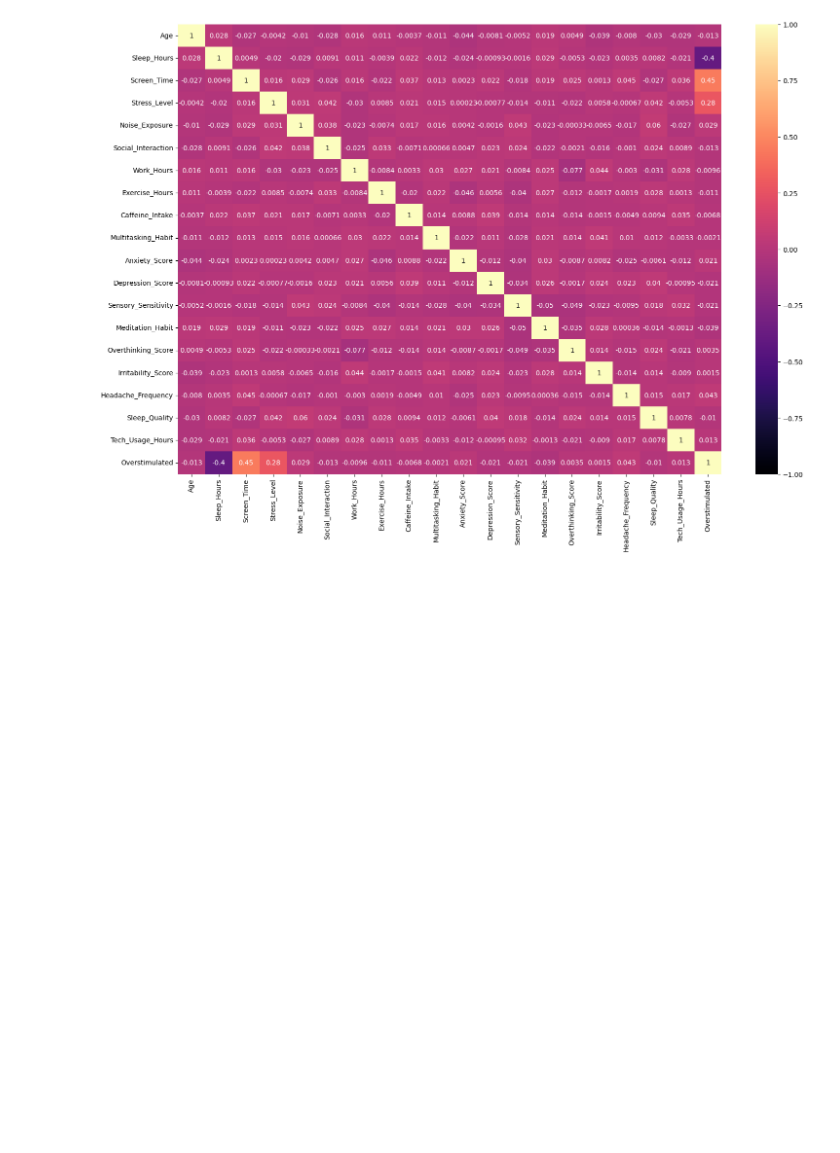
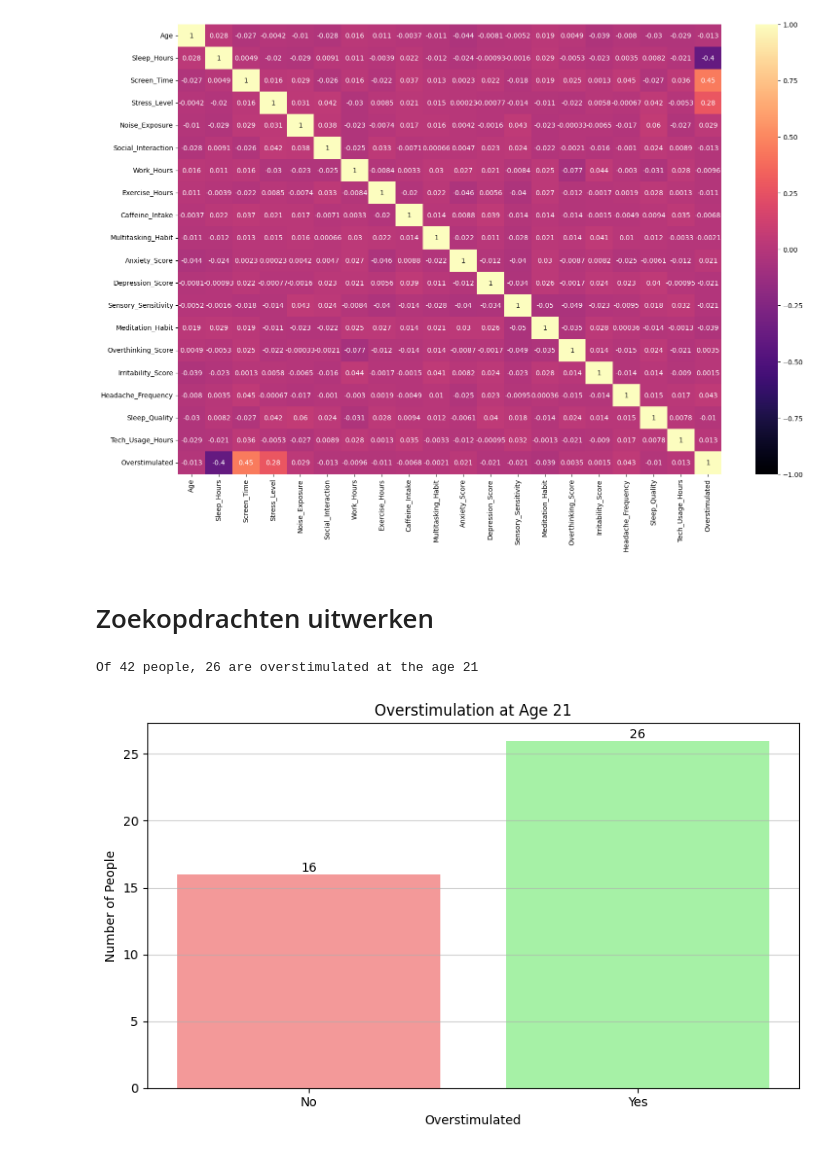
Before and after one commit to vinnikalessia/Eindproject_overstimulation_and_lifestyle, a Jupyter notebook: Voorbereiding.ipynb, the cells around one changed output. Cells and saved outputs as stored; diff of their text form; code cells hidden in the pictures; blank space fills up the shorter version.

```diff
--- a/Voorbereiding.ipynb
+++ b/Voorbereiding.ipynb
@@ -262,3 +260,41 @@ sns.heatmap(correlation, vmin=-1, vmax=1, annot=True, cmap='magma')
 plt.show()
 # %% [output]
 [figure]
+# %% [markdown]
+# Zoekopdrachten uitwerken
+# %%
+# zoekopdracth 1: Van mijn leeftijdscategorie hoeveel zijn er overstimulated?
+age = 21
+rows_by_age = dataset.loc[dataset["Age"] == age]
+total_by_age = int(rows_by_age["Age"].count())
+overstimulated = rows_by_age.loc[rows_by_age["Overstimulated"] == 1]
+total_overstimulated = int(overstimulated["Age"].count())
+
+total_by_age, total_overstimulated
+print(f"Of {total_by_age} people, {total_overstimulated} are overstimulated at the age {age}")
+
+# Count overstimulated and not overstimulated
+counts = rows_by_age["Overstimulated"].value_counts().sort_index()
+
+# Convert 0/1 to labels for the x-axis
+labels = ['No', 'Yes']
+values = [counts.get(0, 0), counts.get(1, 0)]
+
+plt.figure(figsize=(8, 5))
+bars = plt.bar(labels, values, color=['lightcoral', 'lightgreen'], alpha=0.8)
+
+# Title and labels
+plt.title(f"Overstimulation at Age {age}")
+plt.xlabel("Overstimulated")
+plt.ylabel("Number of People")
+plt.grid(axis='y', alpha=0.6)
+
+# Optional: Add number labels on top of bars
+plt.text(bars[0].get_x() + bars[0].get_width() / 2, bars[0].get_height(), str(int(bars[0].get_height())), ha='center', va='bottom')
+plt.text(bars[1].get_x() + bars[1].get_width() / 2, bars[1].get_height(), str(int(bars[1].get_height())), ha='center', va='bottom')
+
+plt.tight_layout()
+plt.show()
+# %% [output]
+Of 42 people, 26 are overstimulated at the age 21
+[figure, added]
```
Also changed, not shown: parts of 3 cells of this notebook, 3 other files.
